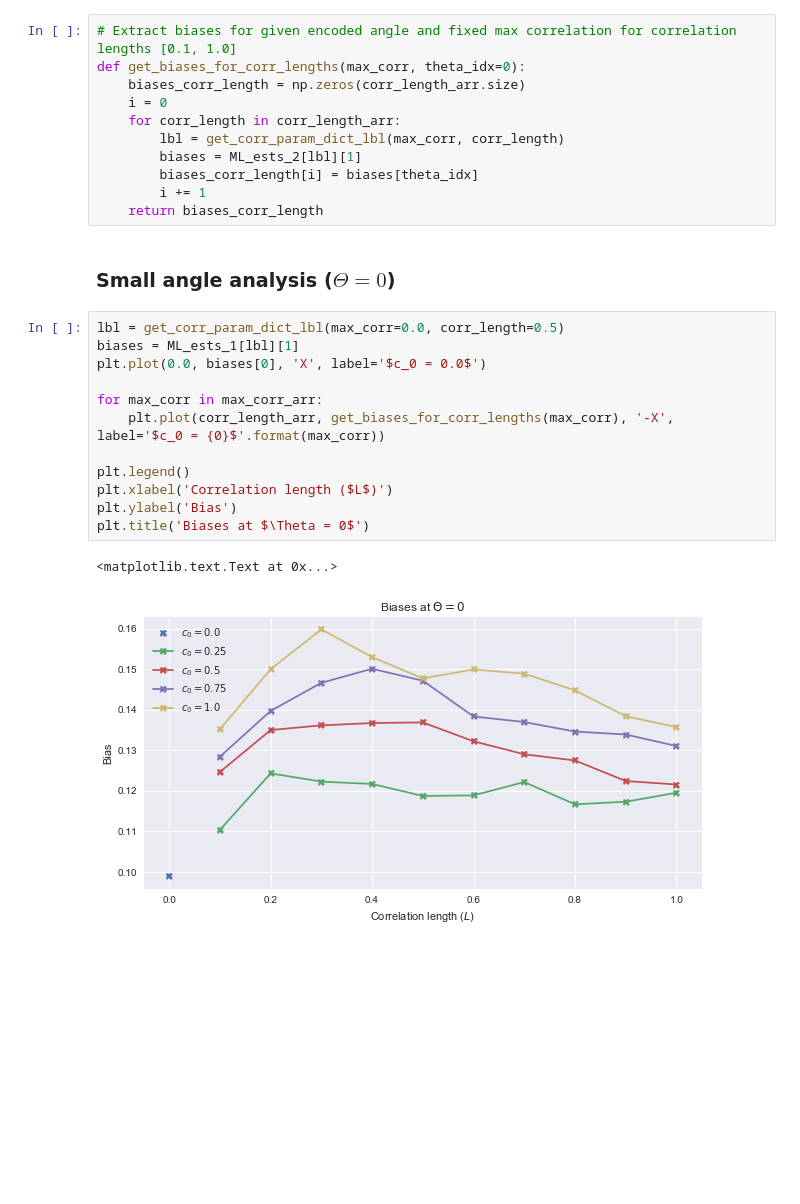
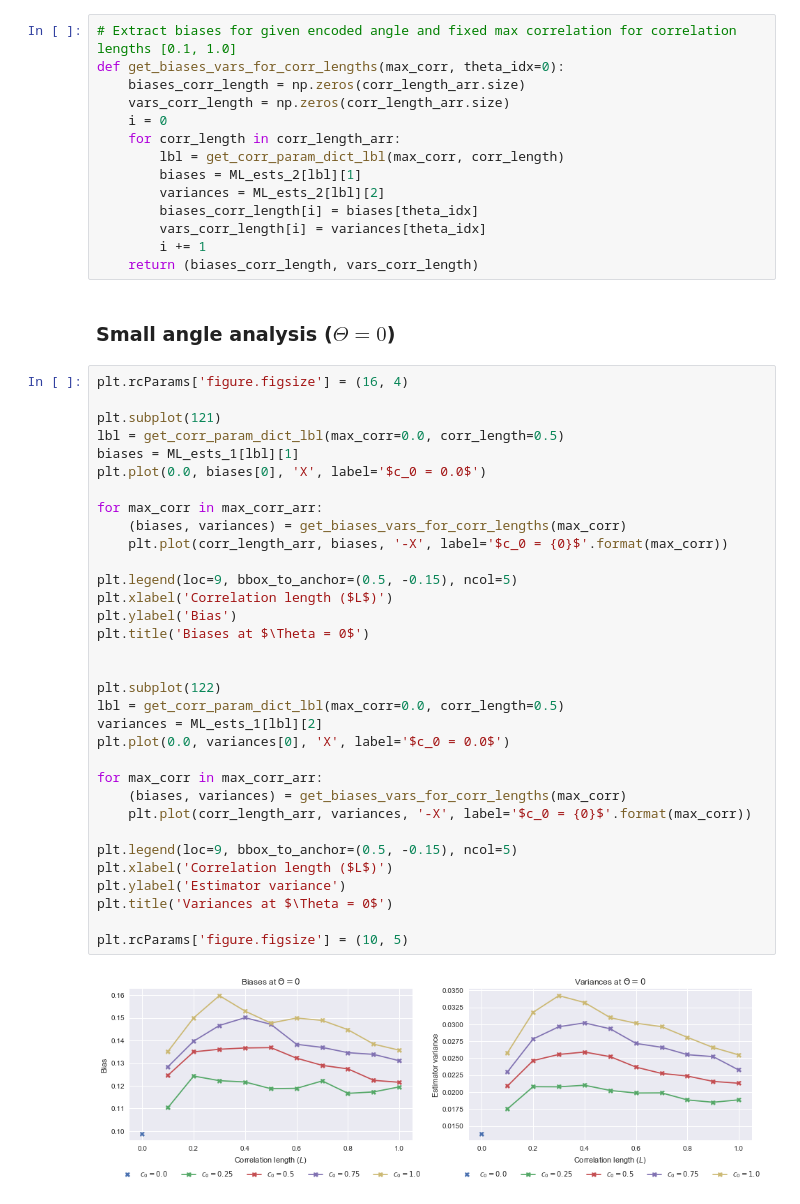
Before and after one commit to dtailor17/neural-population-codes, a Jupyter notebook: noise_correlations.ipynb, the cells around one changed output. Saved outputs shown, nothing was run; the diff lists cells and outputs as text; blank space fills up the shorter version.

Commit message:
Added variance plot of varying correlation length

```diff
--- a/noise_correlations.ipynb
+++ b/noise_correlations.ipynb
@@ -340,32 +340,55 @@ plt.rcParams['figure.figsize'] = (10, 5)
 [figure]
 # %%
 # Extract biases for given encoded angle and fixed max correlation for correlation lengths [0.1, 1.0]
-def get_biases_for_corr_lengths(max_corr, theta_idx=0):
+def get_biases_vars_for_corr_lengths(max_corr, theta_idx=0):
     biases_corr_length = np.zeros(corr_length_arr.size)
+    vars_corr_length = np.zeros(corr_length_arr.size)
     i = 0
     for corr_length in corr_length_arr:
         lbl = get_corr_param_dict_lbl(max_corr, corr_length)
         biases = ML_ests_2[lbl][1]
+        variances = ML_ests_2[lbl][2]
         biases_corr_length[i] = biases[theta_idx]
+        vars_corr_length[i] = variances[theta_idx]
         i += 1
-    return biases_corr_length
+    return (biases_corr_length, vars_corr_length)
 # %% [markdown]
 ### Small angle analysis ($\Theta = 0$)
 # %%
+plt.rcParams['figure.figsize'] = (16, 4)
+
+plt.subplot(121)
 lbl = get_corr_param_dict_lbl(max_corr=0.0, corr_length=0.5)
 biases = ML_ests_1[lbl][1]
 plt.plot(0.0, biases[0], 'X', label='$c_0 = 0.0$')
 
 for max_corr in max_corr_arr:
-    plt.plot(corr_length_arr, get_biases_for_corr_lengths(max_corr), '-X', label='$c_0 = {0}$'.format(max_corr))
+    (biases, variances) = get_biases_vars_for_corr_lengths(max_corr)
+    plt.plot(corr_length_arr, biases, '-X', label='$c_0 = {0}$'.format(max_corr))
 
-plt.legend()
+plt.legend(loc=9, bbox_to_anchor=(0.5, -0.15), ncol=5)
 plt.xlabel('Correlation length ($L$)')
 plt.ylabel('Bias')
 plt.title('Biases at $\Theta = 0$')
+
+
+plt.subplot(122)
+lbl = get_corr_param_dict_lbl(max_corr=0.0, corr_length=0.5)
+variances = ML_ests_1[lbl][2]
+plt.plot(0.0, variances[0], 'X', label='$c_0 = 0.0$')
+
+for max_corr in max_corr_arr:
+    (biases, variances) = get_biases_vars_for_corr_lengths(max_corr)
+    plt.plot(corr_length_arr, variances, '-X', label='$c_0 = {0}$'.format(max_corr))
+
+plt.legend(loc=9, bbox_to_anchor=(0.5, -0.15), ncol=5)
+plt.xlabel('Correlation length ($L$)')
+plt.ylabel('Estimator variance')
+plt.title('Variances at $\Theta = 0$')
+
+plt.rcParams['figure.figsize'] = (10, 5)
 # %% [output]
-<matplotlib.text.Text at 0x...>
-[figure, old version]
+[figure, new version]
 # %% [markdown]
 The above plot shows that increasing the correlation length $L$ from 0.1 initially increases the bias for encoded angle $\Theta = 0$.
 
```
Also changed, not shown: parts of 4 cells of this notebook, 1 other file.
